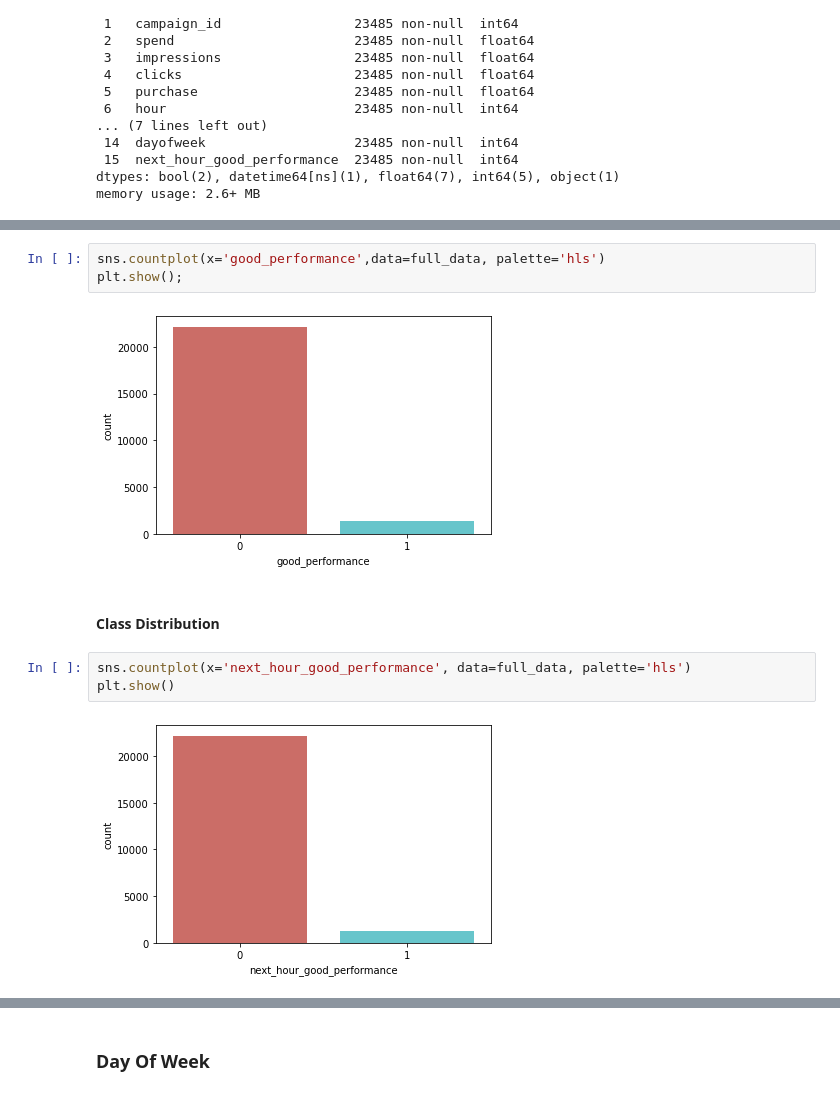
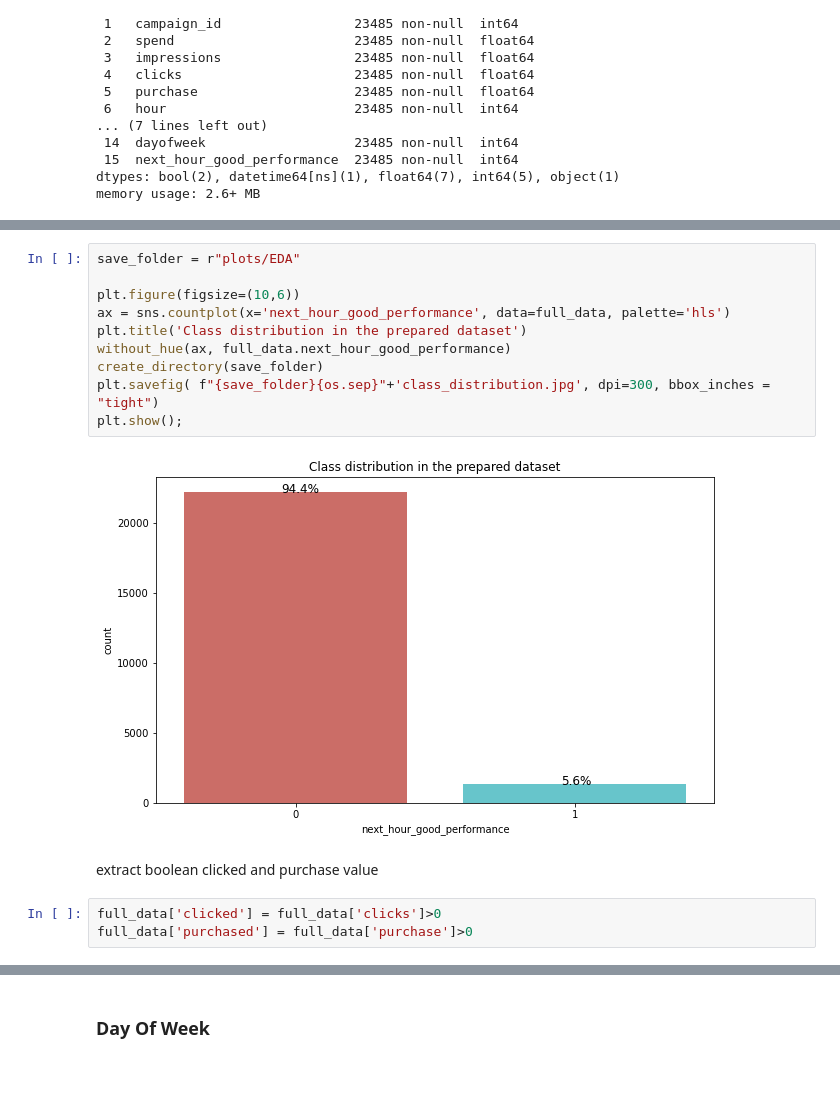
Before and after one commit to rashikcs/Case-Study-Campaign-Optimization, a Jupyter notebook: EDA.ipynb, the cells around one changed output, grey strips where cells are left out. Drawn from its saved outputs; the diff is of its cells as text.

Commit message:
added requirements file and all plots. to-do: error analysis

```diff
--- a/EDA.ipynb
+++ b/EDA.ipynb
@@ -67,12 +70,17 @@ plt.show();
 # %%
-sns.countplot(x='good_performance',data=full_data, palette='hls')
+save_folder = r"plots/EDA"
+
+plt.figure(figsize=(10,6))
+ax = sns.countplot(x='next_hour_good_performance', data=full_data, palette='hls')
+plt.title('Class distribution in the prepared dataset')
+without_hue(ax, full_data.next_hour_good_performance)
+create_directory(save_folder)
+plt.savefig( f"{save_folder}{os.sep}"+'class_distribution.jpg', dpi=300, bbox_inches = "tight")
 plt.show();
 # %% [output]
-[figure, old version]
+[figure, new version]
-# %% [markdown]
-#### Class Distribution
-# %%
-sns.countplot(x='next_hour_good_performance', data=full_data, palette='hls')
-plt.show()
-# %% [output]
-[figure, removed]
+# %% [markdown]
+extract boolean clicked and purchase value
+# %%
+full_data['clicked'] = full_data['clicks']>0
+full_data['purchased'] = full_data['purchase']>0
```
Also changed, not shown: parts of 50 cells of this notebook, 33 other files.
